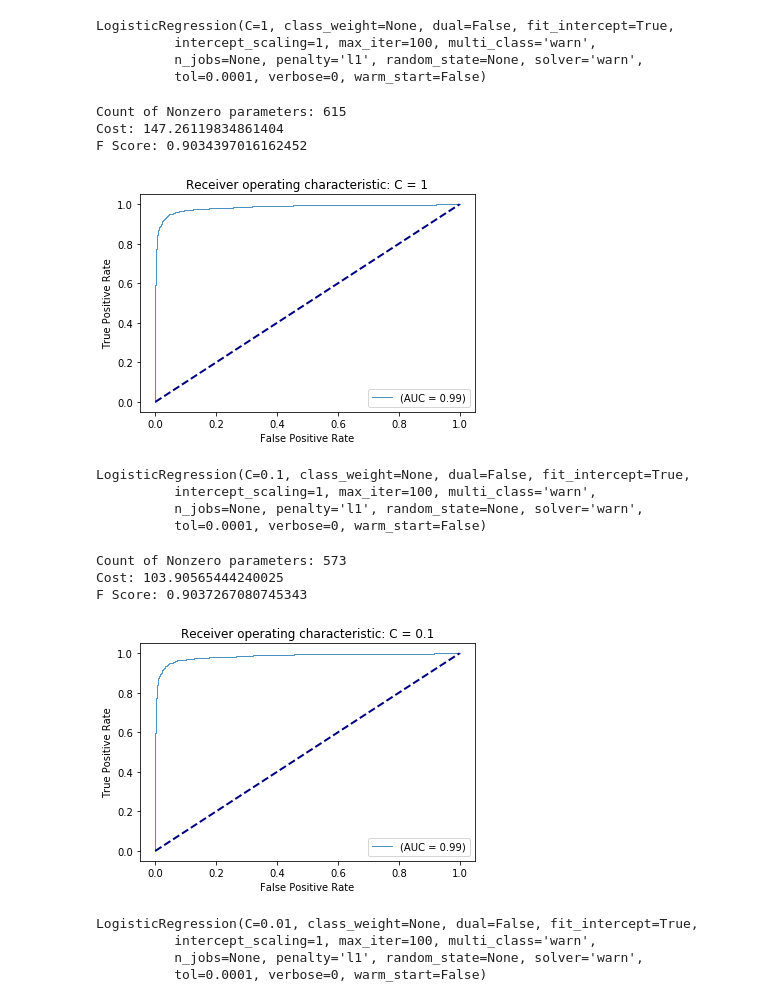
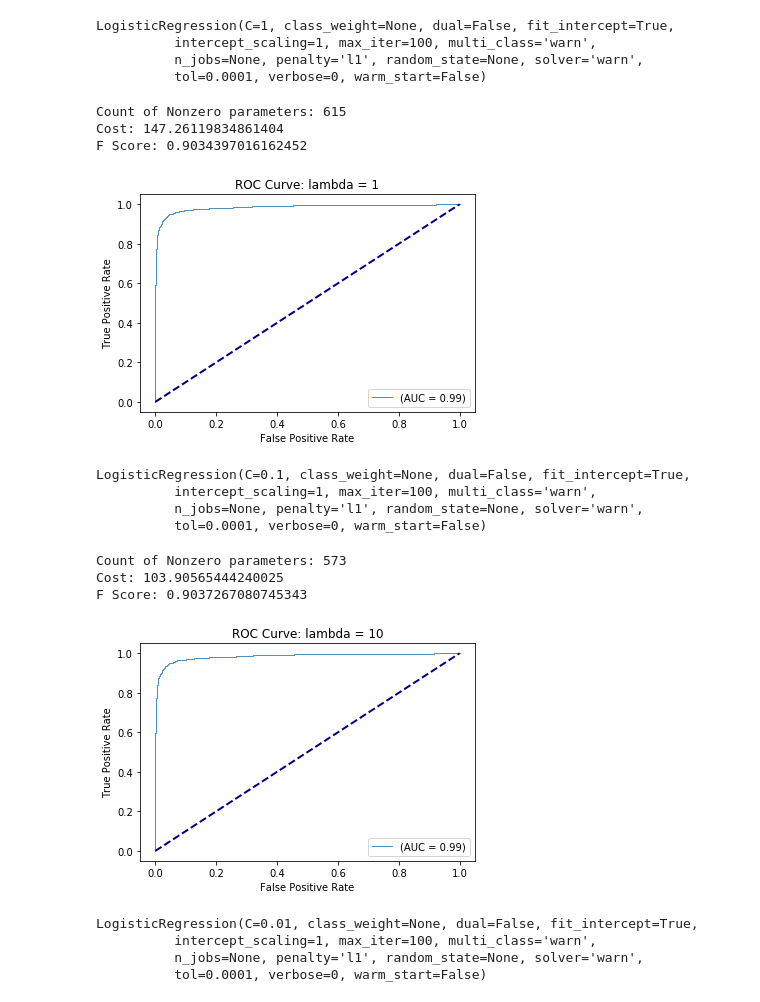
Before and after one commit to vkumaresan/ECE590, a Jupyter notebook: Assignment_3.ipynb, the cells around one changed output. Drawn from its saved outputs; the diff is of its cells as text; code cells hidden in the pictures.

```diff
--- a/Assignment_3.ipynb
+++ b/Assignment_3.ipynb
@@ -820,35 +820,35 @@ print('Cost: ' + str(cost_1[0]))
 # F1-Score
 from sklearn.metrics import fbeta_score
 y_pred_1 = logreg_l1_1.predict(X_test)
 fscore_1 = fbeta_score(y_test_binary, y_pred_1, average='binary', beta=0.5)
 print('F Score: ' + str(fscore_1))
 
 
 
 # plot AUC
 aucs = []
 probs_1 = logreg_l1_1.predict_proba(X_test)
 fpr, tpr, thresholds = roc_curve(y_test_binary, probs_1[:, 1])
 tprs.append(interp(mean_fpr, fpr, tpr))
 tprs[-1][0] = 0.0
 roc_auc = auc(fpr, tpr)
 aucs.append(roc_auc)
 
 plt.figure()
 lw = 2
 plt.plot(fpr, tpr, lw=1, alpha=0.8,
             label='(AUC = %0.2f)' % (roc_auc))
 plt.plot([0, 1], [0, 1], color='navy', lw=lw, linestyle='--')
 plt.xlabel('False Positive Rate')
 plt.ylabel('True Positive Rate')
-plt.title('Receiver operating characteristic: C = 1')
+plt.title('ROC Curve: lambda = 1')
 plt.legend(loc="lower right")
 plt.show()
 # %% [output]
 Count of Nonzero parameters: 615
 Cost: 147.26119834861404
 F Score: 0.9034397016162452
-[figure, old version]
+[figure, new version]
 # %%
 # L1, C = 0.1
 logreg_l1_2 = LogisticRegression(penalty = 'l1', C = 0.1)
@@ -898,14 +898,14 @@ plt.plot(fpr, tpr, lw=1, alpha=0.8,
 plt.plot([0, 1], [0, 1], color='navy', lw=lw, linestyle='--')
 plt.xlabel('False Positive Rate')
 plt.ylabel('True Positive Rate')
-plt.title('Receiver operating characteristic: C = 0.1')
+plt.title('ROC Curve: lambda = 10')
 plt.legend(loc="lower right")
 plt.show()
 # %% [output]
 Count of Nonzero parameters: 573
 Cost: 103.90565444240025
 F Score: 0.9037267080745343
-[figure, old version]
+[figure, new version]
 # %%
 # L1, C = 0.01
 logreg_l1_3 = LogisticRegression(penalty = 'l1', C = 0.01)
```
Also changed, not shown: parts of 22 cells of this notebook.
